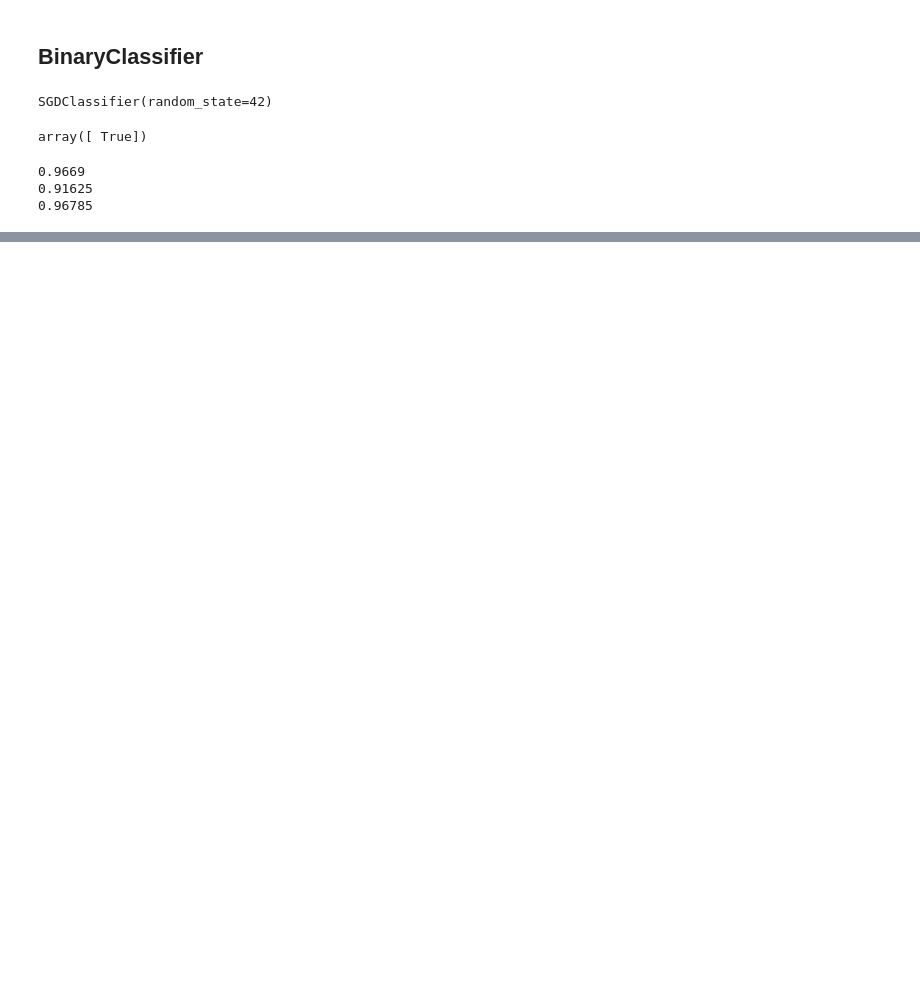
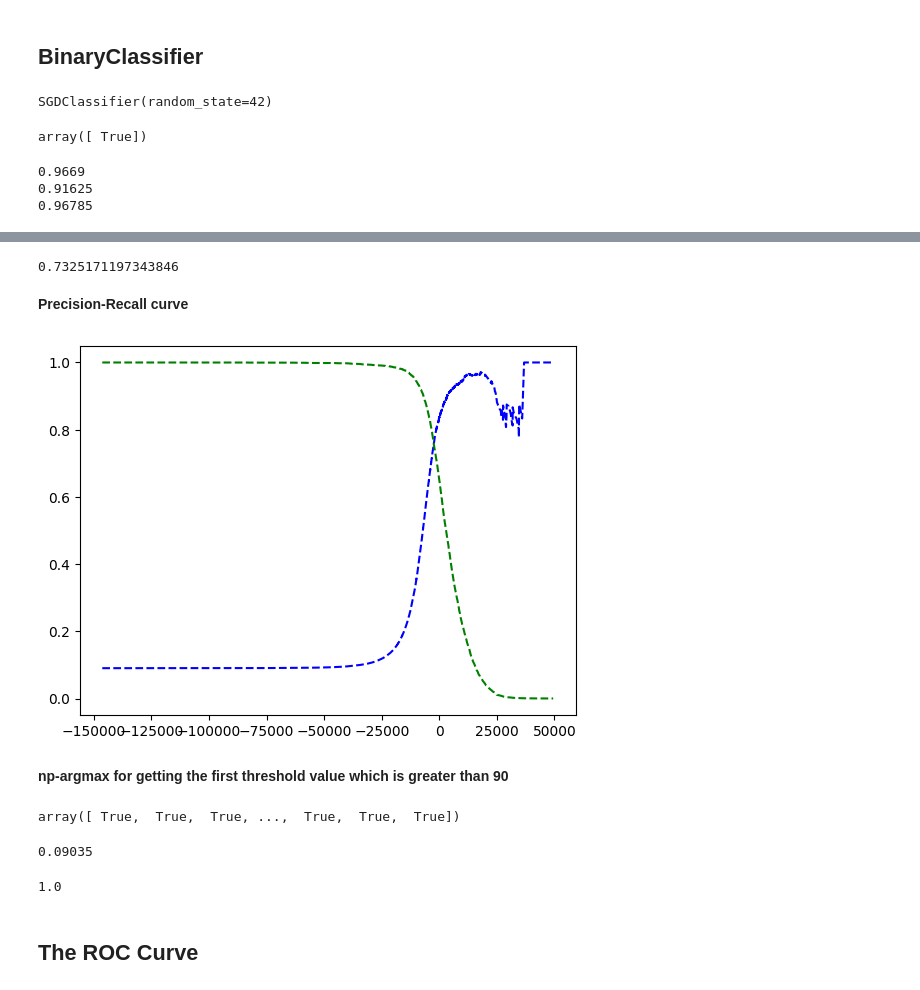
Before and after one commit to KeerthivasanR03/mnist_classification, a Jupyter notebook: mnist.ipynb, the cells around one changed output, grey strips where cells are left out. Cells and saved outputs as stored; diff of their text form; code cells hidden in the pictures; blank space fills up the shorter version.

```diff
--- a/mnist.ipynb
+++ b/mnist.ipynb
@@ -93,0 +84,20 @@ class Never5Classifier(BaseEstimator):
+# %%
+f1_score(y_train_5, y_train_pred)
+# %% [output]
+0.7325171197343846
+# %% [markdown]
+**Precision-Recall curve**
+# %%
+y_scores = cross_val_predict(sgd_clf, X_train, y_train_5, cv=3, method="decision_function")
+# %%
+precisions, recalls, thresholds = precision_recall_curve(y_train_5, y_scores)
+# %%
+def precision_recall_vs_threshold(precisions, recalls, thresholds):
+  plt.plot(thresholds, precisions[:-1], 'b--', label="precision")
+  plt.plot(thresholds, recalls[:-1], "g--", label="recall")
+# %%
+precision_recall_vs_threshold(precisions, recalls, thresholds)
+# %% [output]
+[figure, added]
+# %% [markdown]
+**np-argmax for getting the first threshold value which is greater than 90**
@@ -93,0 +108,14 @@ class Never5Classifier(BaseEstimator):
+# %%
+y_train_pred_90
+# %% [output]
+array([ True,  True,  True, ...,  True,  True,  True])
+# %%
+precision_score(y_train_5, y_train_pred_90)
+# %% [output]
+0.09035
+# %%
+recall_score(y_train_5, y_train_pred_90)
+# %% [output]
+1.0
+# %% [markdown]
+## **The ROC Curve**
```
Also changed, not shown: parts of 12 cells of this notebook.
